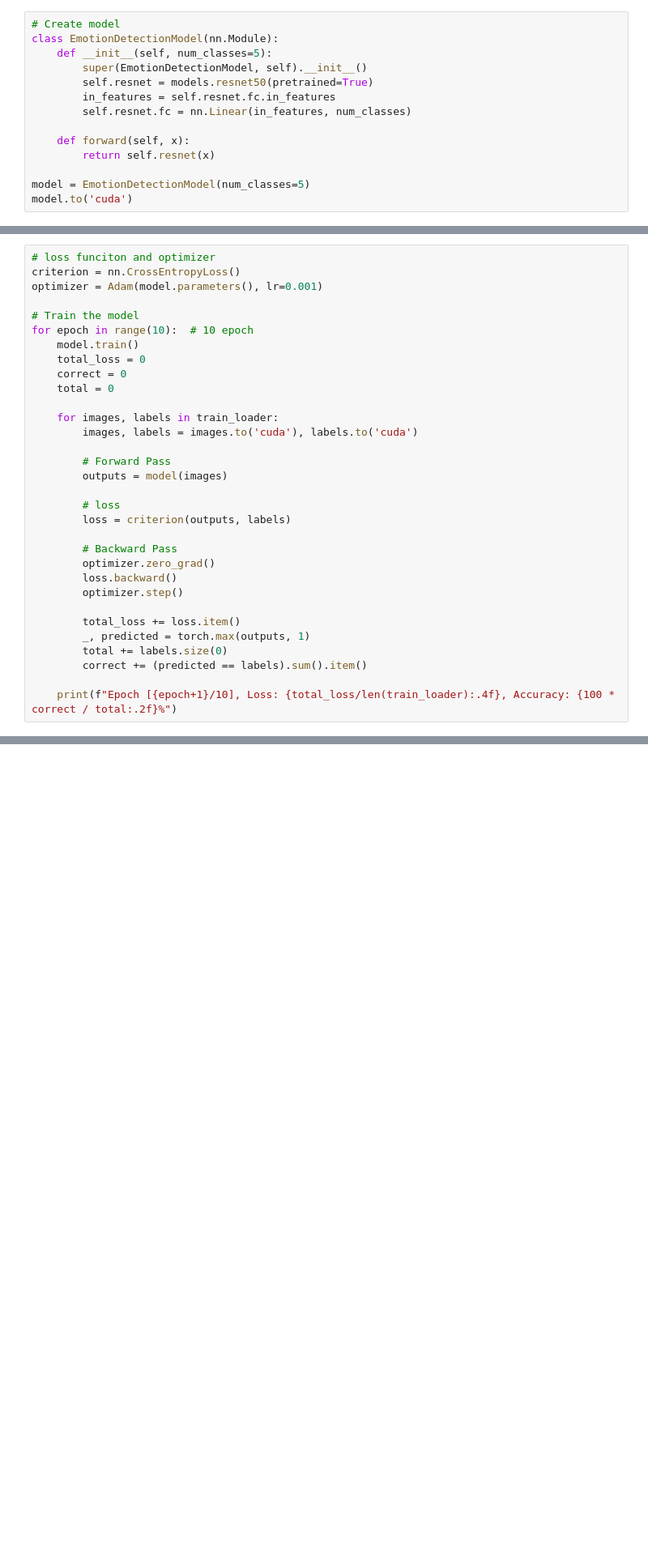
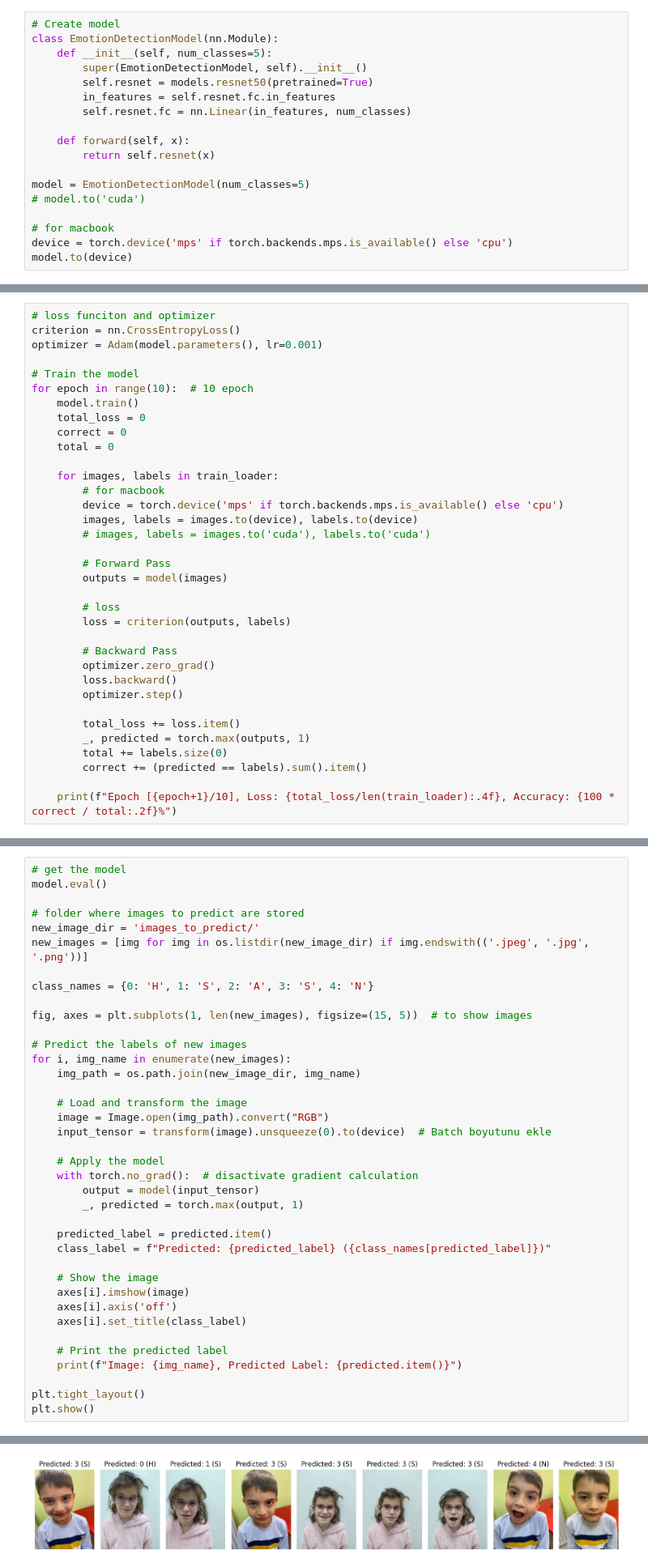
Before and after one commit to Unuvar59/DL_autism_project, a Jupyter notebook: main.ipynb, the cells around one changed output, grey strips where cells are left out. Shown at 81% size. Saved outputs shown, nothing was run; the diff lists cells and outputs as text; blank space fills up the shorter version.

Commit message:
first prediction is made

```diff
--- a/main.ipynb
+++ b/main.ipynb
@@ -82,4 +103,8 @@ class EmotionDetectionModel(nn.Module):
         return self.resnet(x)
 
 model = EmotionDetectionModel(num_classes=5)
-model.to('cuda')
+# model.to('cuda')
+
+# for macbook
+device = torch.device('mps' if torch.backends.mps.is_available() else 'cpu')
+model.to(device)
@@ -96,7 +139,10 @@ for epoch in range(10):  # 10 epoch
     total = 0
 
     for images, labels in train_loader:
-        images, labels = images.to('cuda'), labels.to('cuda')
+        # for macbook
+        device = torch.device('mps' if torch.backends.mps.is_available() else 'cpu')
+        images, labels = images.to(device), labels.to(device)
+        # images, labels = images.to('cuda'), labels.to('cuda')
 
         # Forward Pass
         outputs = model(images)
@@ -119,0 +179,39 @@ torch.save(model.state_dict(), 'emotion_detection_model.pth')
+# %%
+# get the model
+model.eval()
+
+# folder where images to predict are stored
+new_image_dir = 'images_to_predict/'
+new_images = [img for img in os.listdir(new_image_dir) if img.endswith(('.jpeg', '.jpg', '.png'))]
+
+class_names = {0: 'H', 1: 'S', 2: 'A', 3: 'S', 4: 'N'}
+
+fig, axes = plt.subplots(1, len(new_images), figsize=(15, 5))  # to show images
+
+# Predict the labels of new images
+for i, img_name in enumerate(new_images):
+    img_path = os.path.join(new_image_dir, img_name)
+
+    # Load and transform the image
+    image = Image.open(img_path).convert("RGB")
+    input_tensor = transform(image).unsqueeze(0).to(device)  # Batch boyutunu ekle
+
+    # Apply the model
+    with torch.no_grad():  # disactivate gradient calculation
+        output = model(input_tensor)
+        _, predicted = torch.max(output, 1)
+
+    predicted_label = predicted.item()
+    class_label = f"Predicted: {predicted_label} ({class_names[predicted_label]})"
+
+    # Show the image
+    axes[i].imshow(image)
+    axes[i].axis('off')
+    axes[i].set_title(class_label)
+
+    # Print the predicted label
+    print(f"Image: {img_name}, Predicted Label: {predicted.item()}")
+
+plt.tight_layout()
+plt.show()
+# %% [output]
@@ -119,0 +227 @@ torch.save(model.state_dict(), 'emotion_detection_model.pth')
+[figure, added]
```
Also changed, not shown: parts of 7 cells of this notebook, 11 other files.
